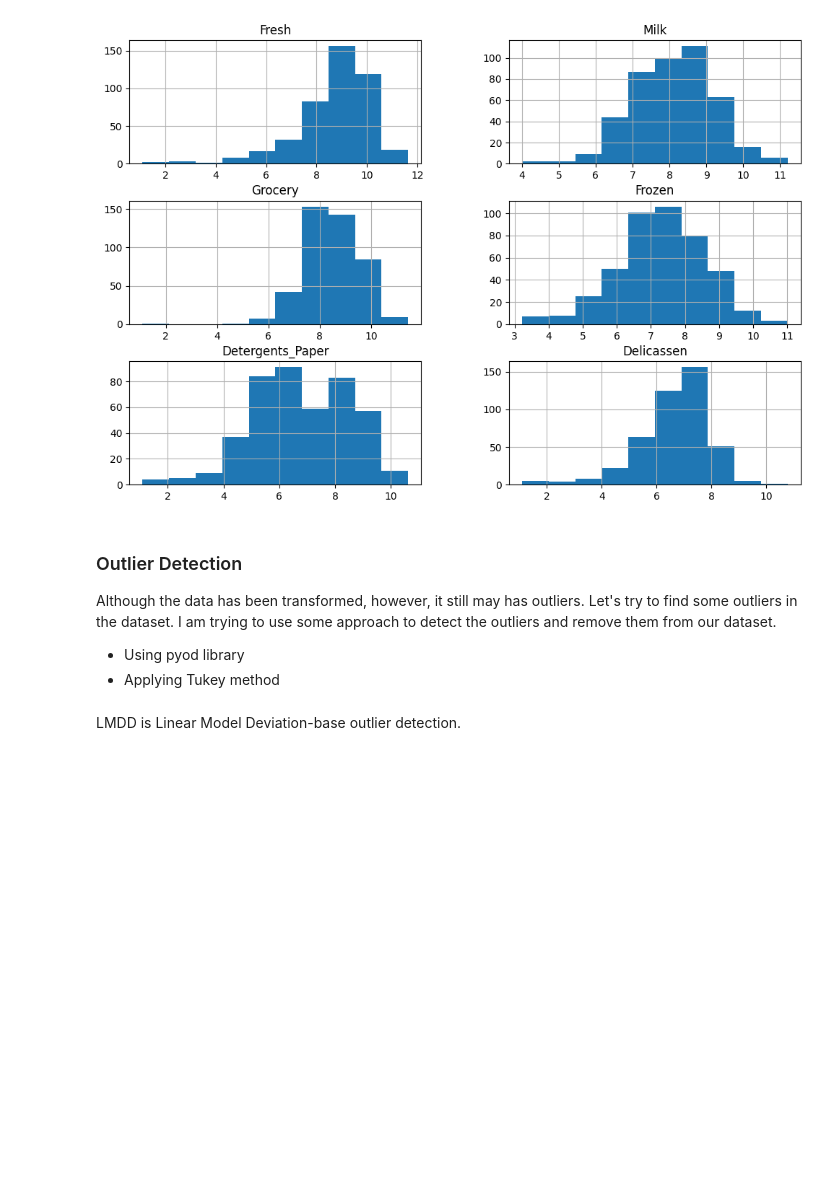
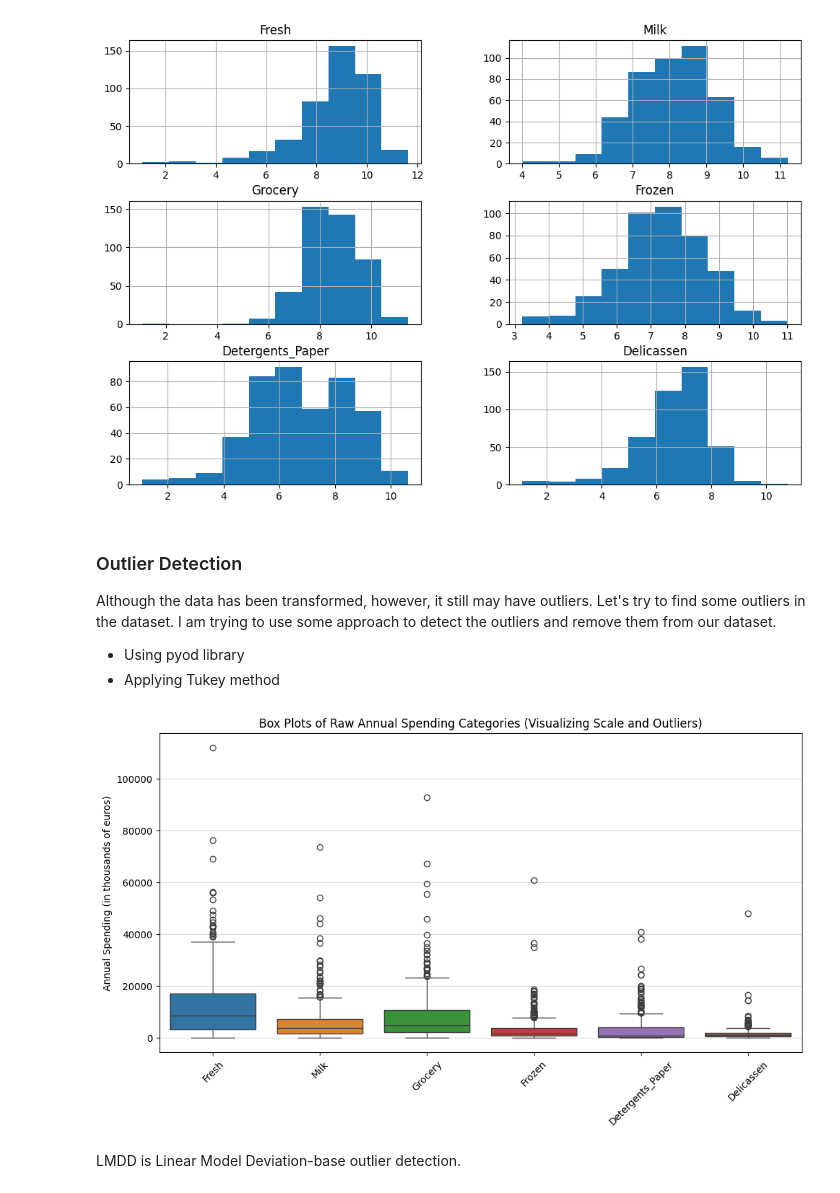
Before and after one commit to minhleathvn/02-unsupervised-learning, a Jupyter notebook: wholesale_customer.ipynb, the cells around one changed output. Cells and saved outputs as stored; diff of their text form; code cells hidden in the pictures; blank space fills up the shorter version.

```diff
--- a/wholesale_customer.ipynb
+++ b/wholesale_customer.ipynb
@@ -241,9 +241,21 @@ plt.show()
 # %% [markdown]
 ### Outlier Detection
 
-Although the data has been transformed, however, it still may has outliers. Let's try to find some outliers in the dataset. I am trying to use some approach to detect the outliers and remove them from our dataset.
+Although the data has been transformed, however, it still may have outliers. Let's try to find some outliers in the dataset. I am trying to use some approach to detect the outliers and remove them from our dataset.
 - Using pyod library
 - Applying Tukey method
+# %%
+# Plotting box plots for the original spending features to confirm scale differences and outliers
+plt.figure(figsize=(12, 6))
+# Create the box plot using the raw data
+sns.boxplot(data=df_feature)
+plt.title('Box Plots of Raw Annual Spending Categories (Visualizing Scale and Outliers)')
+plt.ylabel('Annual Spending (in thousands of euros)')
+plt.xticks(rotation=45)
+plt.grid(axis='y', alpha=0.5)
+plt.show()
+# %% [output]
+[figure, added]
 # %%
 # StandardScaler will be used many times
 from sklearn.preprocessing import StandardScaler
```
Also changed, not shown: parts of 3 cells of this notebook.
